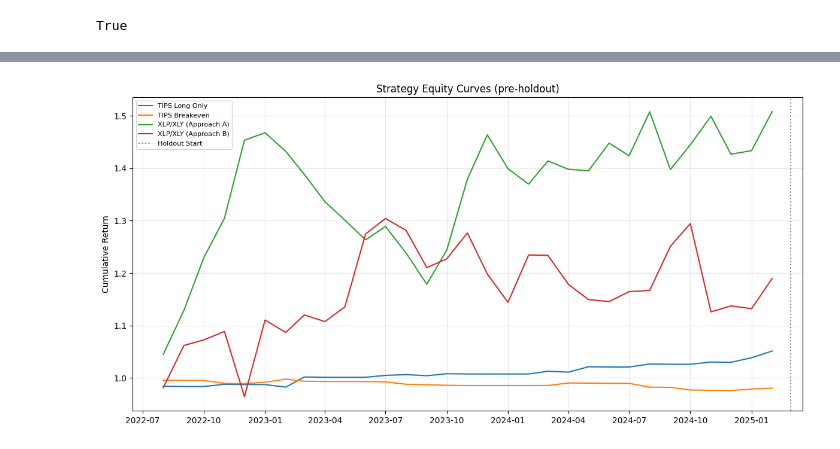
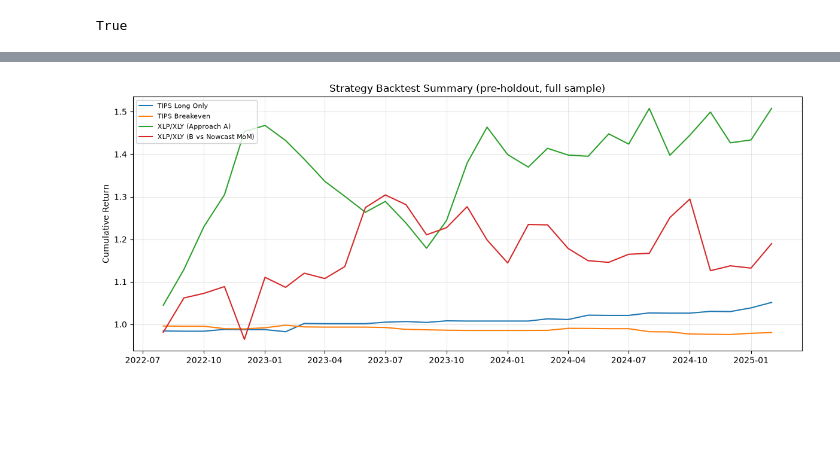
Before and after one commit to deccampbell/QCF_Capstone_Fiserv, a Jupyter notebook: Research and Trading Implementations.ipynb, the cells around one changed output, grey strips where cells are left out. Saved outputs shown, nothing was run; the diff lists cells and outputs as text; code cells hidden in the pictures; blank space fills up the shorter version.

```diff
--- a/Research and Trading Implementations.ipynb
+++ b/Research and Trading Implementations.ipynb
@@ -70,7 +94,13 @@ with open(PRED_PATH, "rb") as f:
     runs_a = pickle.load(f)
 
 runs_cpi, _ = runs_a["cpi"]
-cpi_pred = runs_cpi["Lasso (wide, ≤5)"].rename("cpi_pred")
+cpi_pred = runs_cpi[MODEL].rename("cpi_pred")
+
+# --- 1b'. Same model's YoY forecasts (bridged in the models notebook) ---
+with open(YOY_PRED_PATH, "rb") as f:
+    runs_yoy = pickle.load(f)
+cpi_pred_yoy = runs_yoy["cpi"][MODEL].rename("cpi_pred_yoy")
+print(f"cpi_pred_yoy:  {cpi_pred_yoy.notna().sum()} months")
 
 # --- 1c. Monthly returns from yfinance (cached) ---
 def monthly_returns(ticker, start="2018-01-01"):
@@ -95,7 +125,7 @@ for tkr, col in TICKERS.items():
         data_pre[col] = np.nan
 
 # --- 1d. Attach predictions to data_pre ---
-data_pre = data_pre.join(cpi_pred)
+data_pre = data_pre.join(cpi_pred).join(cpi_pred_yoy)
 data_pre = data_pre.loc[cpi_pred.dropna().index]
 
 # --- Summary ---
@@ -608,46 +796,49 @@ Name: diff, dtype: float64
     signal=-1: n=  2  mean=+0.0007
     signal= 0: n= 14  mean=-0.0017
 # %%
-# -----------------------------------------------------------------------------
-# 6. Run backtests (pre-holdout only)
-# -----------------------------------------------------------------------------
+def contiguous_months(index):
+    """Longest run of consecutive months. Positions are lagged one row, so gaps would pair a signal with the wrong month."""
+    idx = pd.DatetimeIndex(index).sort_values()
+    if len(idx) == 0:
+        return idx
+    run = idx.to_period("M").asi8 - np.arange(len(idx))
+    best = pd.Series(run).value_counts().idxmax()
+    return idx[run == best]
+
+# Full pre-holdout sample: no Kalshi needed
 strategies = {
-    # "Kalshi Directional": strategy_kalshi_directional(data_pre, kalshi_series),
     "TIPS Long Only": strategy_tips_long_only(data_pre),
     "TIPS Breakeven": strategy_tips_breakeven(data_pre),
     "XLP/XLY (Approach A)": strategy_xlp_xly(data_pre, approach="A"),
-    "XLP/XLY (Approach B)": strategy_xlp_xly(data_pre, approach="B"),
-    # "Bitcoin (not viable)": strategy_bitcoin(data_pre),
-    # "Volatility (not viable)": strategy_volatility(data_pre),
+    "XLP/XLY (B vs Nowcast MoM)": strategy_xlp_xly(data_pre, data_pre["clev_cpi_nowcast_fsbi"], "B"),
 }
 
-# Print summary table
-summary = []
-for name, res in strategies.items():
-    if res:
-        summary.append({
-            "Strategy": name,
-            "Cum Return": f"{res['cum_return']:.2%}",
-            "Sharpe": f"{res['sharpe']:.2f}",
-            "Hit Rate": f"{res['hit_rate']:.2%}",
-            "Avg Turnover": f"{res['turnover']:.2f}",
-        })
-summary_df = pd.DataFrame(summary)
-print("\n" + "="*60)
-print("Strategy Backtest Summary (pre-holdout)")
-print("="*60)
-print(summary_df.to_string(index=False))
+# Kalshi window: longest contiguous run with Kalshi MoM and YoY plus both model forecasts
+need = ["cpi_pred", "cpi_pred_yoy", "kalshi_mom", "kalshi_yoy"]
+window = contiguous_months(data_pre.dropna(subset=need).index)
+dk = data_pre.loc[window]
+print(f"Kalshi window: {window[0]:%Y-%m} to {window[-1]:%Y-%m} ({len(window)} months)")
+strategies_kalshi = {
+    "XLP/XLY (A)": strategy_xlp_xly(dk, approach="A"),
+    "XLP/XLY (B vs Nowcast MoM)": strategy_xlp_xly(dk, dk["clev_cpi_nowcast_fsbi"], "B"),
+    "XLP/XLY (B vs Kalshi MoM)": strategy_xlp_xly(dk, dk["kalshi_mom"], "B"),
+    "XLP/XLY (B vs Kalshi YoY)": strategy_xlp_xly(dk, dk["kalshi_yoy"], "B", pred_col="cpi_pred_yoy"),
+    # the Kalshi bull spread is a different instrument; see section 6b
+}
 
-# Optional: plot equity curves
-fig, ax = plt.subplots(figsize=(12, 6))
-for name, res in strategies.items():
-    if res and "equity_curve" in res:
-        ax.plot(res["equity_curve"].index, res["equity_curve"], label=name)
-ax.axvline(HOLDOUT_START, color="gray", linestyle=":", label="Holdout Start")
-ax.set_title("Strategy Equity Curves (pre-holdout)")
-ax.set_ylabel("Cumulative Return")
-ax.legend(loc="upper left", fontsize=8)
-ax.grid(alpha=0.3)
-plt.tight_layout()
-plt.show()
+def report(strats, title):
+    summary = [{"Strategy": n, "Cum Return": f"{r['cum_return']:.2%}", "Sharpe": f"{r['sharpe']:.2f}",
+                "Hit Rate": f"{r['hit_rate']:.2%}", "Avg Turnover": f"{r['turnover']:.2f}", "Months": len(r["net_returns"])}
+               for n, r in strats.items() if r]
+    print("\n" + "=" * 60 + f"\n{title}\n" + "=" * 60)
+    print(pd.DataFrame(summary).to_string(index=False))
+    fig, ax = plt.subplots(figsize=(12, 5))
+    for n, r in strats.items():
+        if r and "equity_curve" in r:
+            ax.plot(r["equity_curve"].index, r["equity_curve"], label=n)
+    ax.set_title(title); ax.set_ylabel("Cumulative Return"); ax.legend(loc="upper left", fontsize=8); ax.grid(alpha=0.3)
+    plt.tight_layout(); plt.show()
+
+report(strategies, "Strategy Backtest Summary (pre-holdout, full sample)")
+report(strategies_kalshi, "Strategy Backtest Summary (pre-holdout, Kalshi window)")
 # %% [output]
@@ -662 +855 @@ XLP/XLY (Approach B)     18.98%   0.43   53.12%         0.50
-[figure, old version]
+[figure, new version]
```
Also changed, not shown: parts of 30 cells of this notebook, 5 other files.
